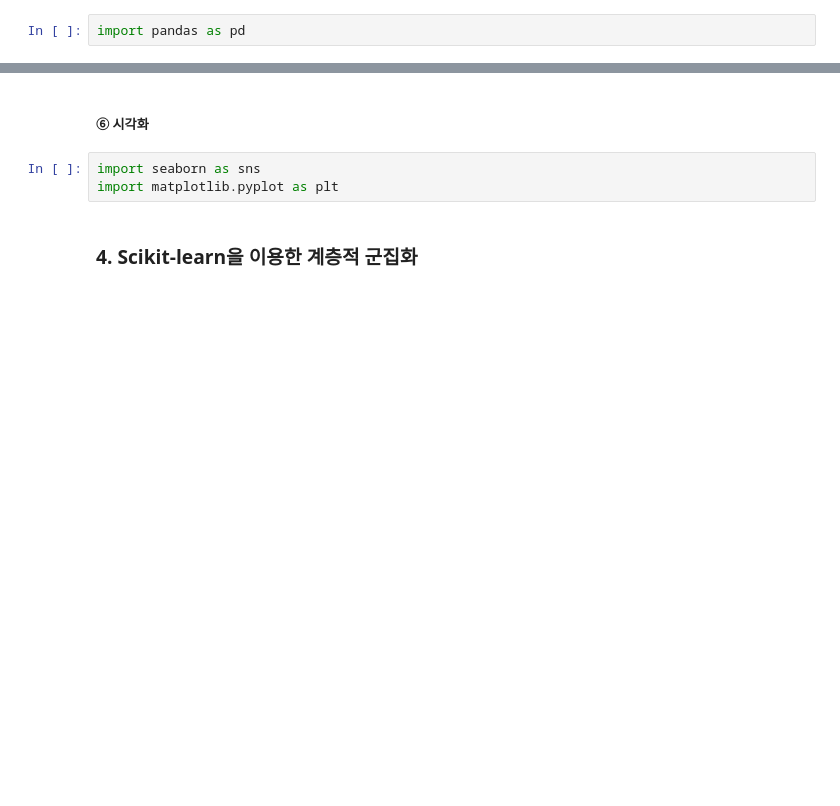
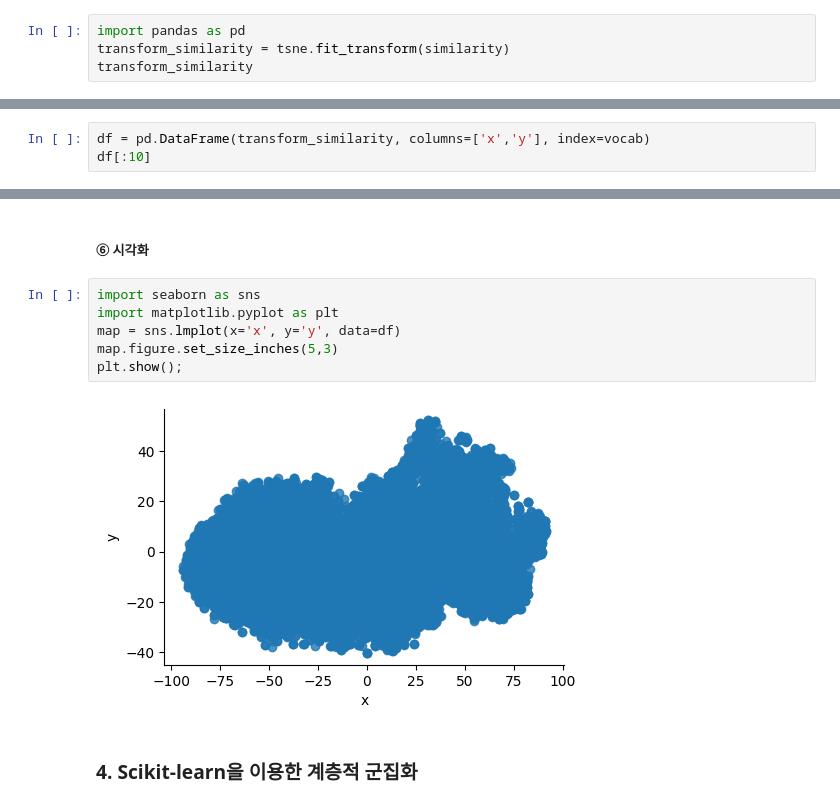
Before and after one commit to yooleene/Level2_office, a Jupyter notebook: M4.5_비정형 데이터 분석_군집 분석.ipynb, the cells around one changed output, grey strips where cells are left out. Saved outputs shown, nothing was run; the diff lists cells and outputs as text; blank space fills up the shorter version.

```diff
--- a/M4.5_비정형 데이터 분석_군집 분석.ipynb
+++ b/M4.5_비정형 데이터 분석_군집 분석.ipynb
@@ -262,3 +262,5 @@ similarity.shape
 ##### ⑤ 데이터 프레임으로 변환
 # %%
 import pandas as pd
+transform_similarity = tsne.fit_transform(similarity)
+transform_similarity
@@ -264,0 +279,3 @@ import pandas as pd
+# %%
+df = pd.DataFrame(transform_similarity, columns=['x','y'], index=vocab)
+df[:10]
@@ -267,6 +296,11 @@ import pandas as pd
 # %%
 import seaborn as sns
 import matplotlib.pyplot as plt
+map = sns.lmplot(x='x', y='y', data=df)
+map.figure.set_size_inches(5,3)
+plt.show();
+# %% [output]
+[figure, added]
 # %% [markdown]
 ### 4. Scikit-learn을 이용한 계층적 군집화
 # %% [markdown]
```
Also changed, not shown: parts of 18 cells of this notebook.
